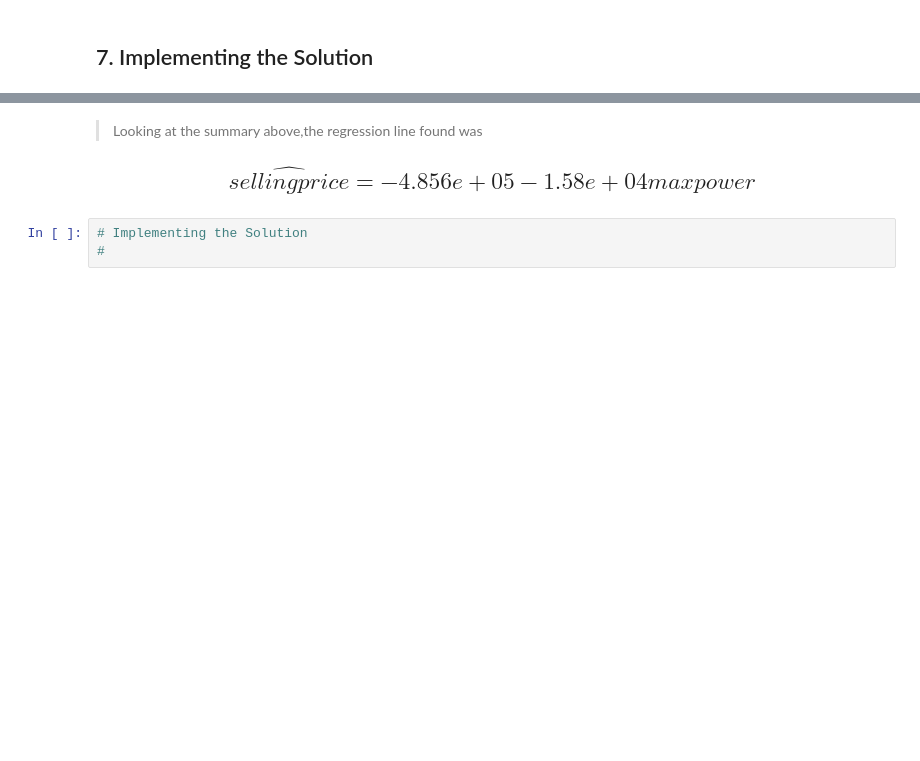
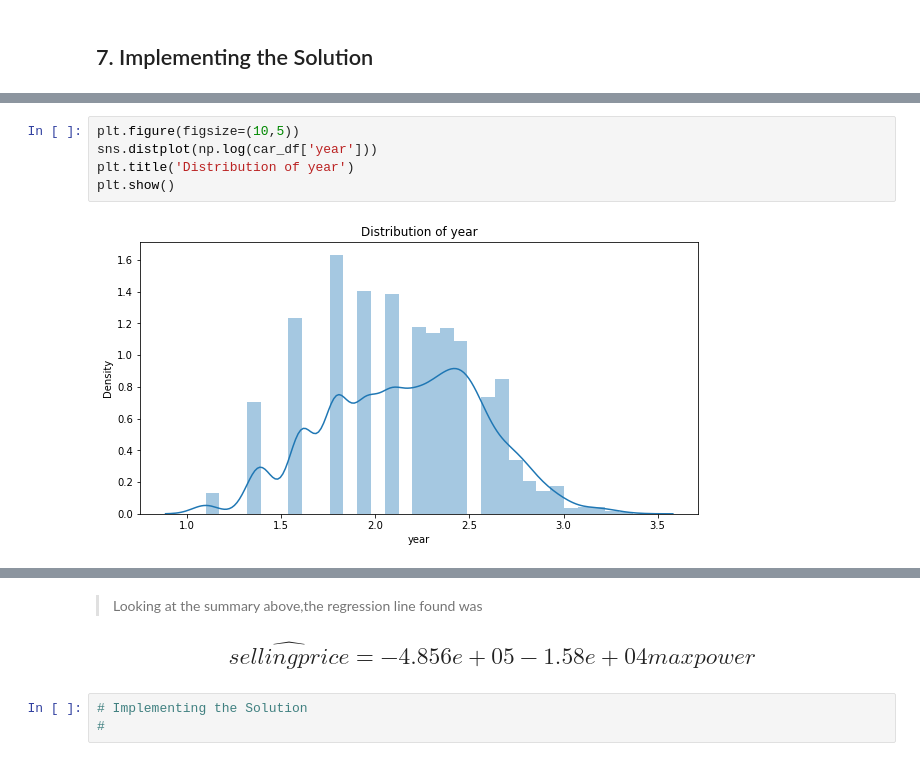
Before and after one commit to Wachira-2030/used-car-price-prediction, a Jupyter notebook: index1.ipynb, the cells around one changed output, grey strips where cells are left out. Drawn from its saved outputs; the diff is of its cells as text; blank space fills up the shorter version.

```diff
--- a/index1.ipynb
+++ b/index1.ipynb
@@ -378,0 +538,7 @@ Notes:
+# %%
+plt.figure(figsize=(10,5))
+sns.distplot(np.log(car_df['year']))
+plt.title('Distribution of year')
+plt.show()
+# %% [output]
+[figure, added]
```
Also changed, not shown: parts of 31 cells of this notebook.
